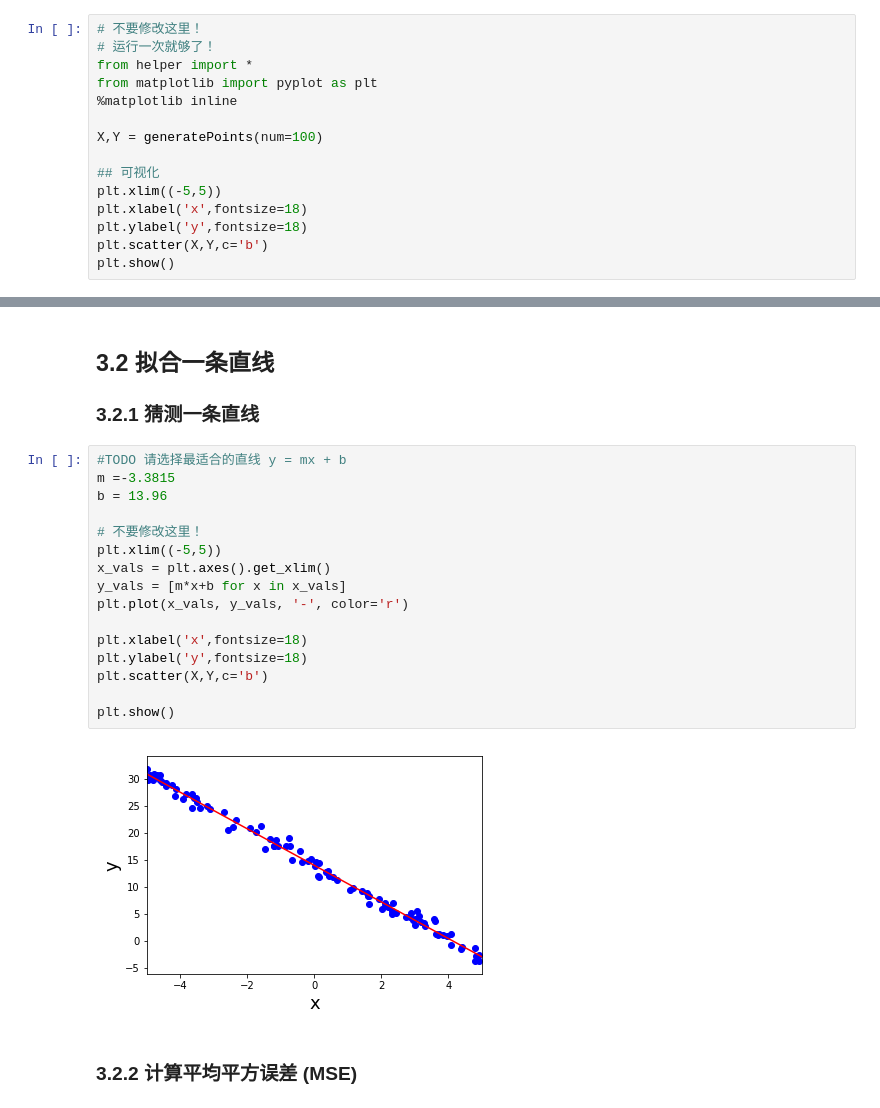
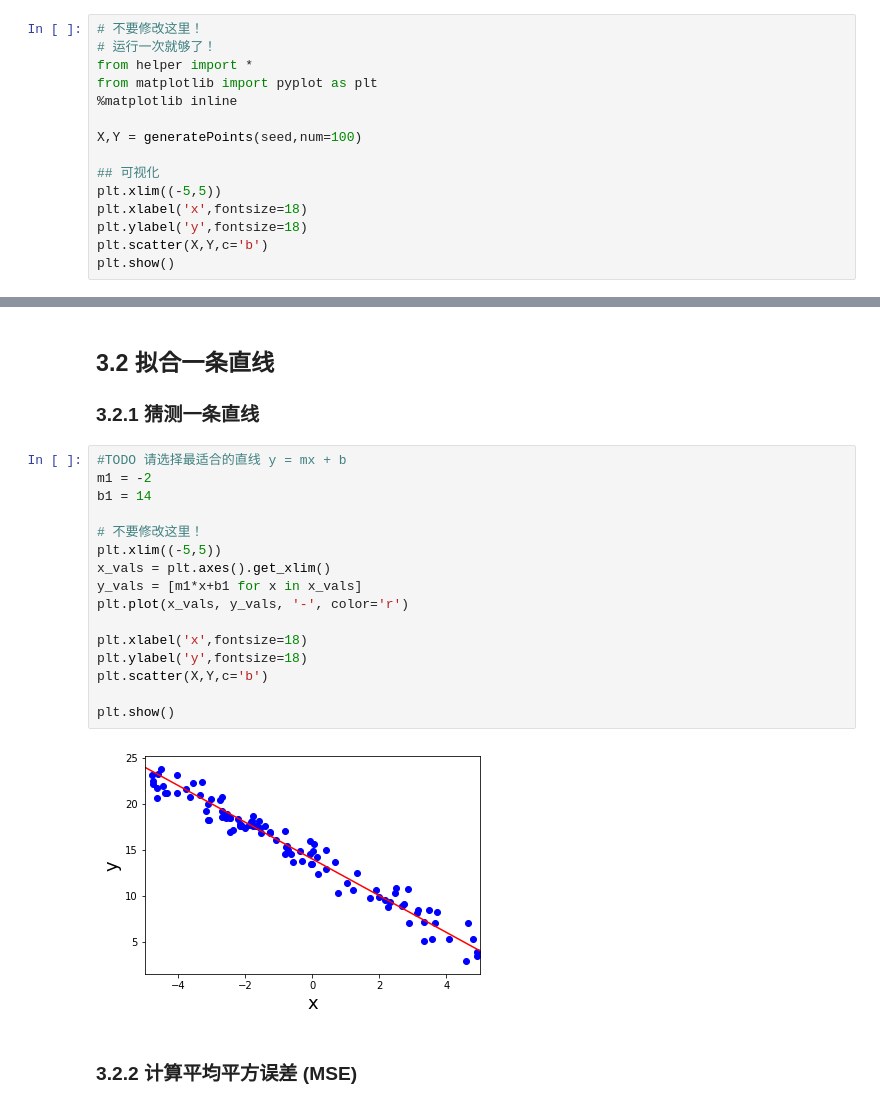
Before and after one commit to FrankFun/Project3, a Jupyter notebook: linear_regression_project.ipynb, the cells around one changed output, grey strips where cells are left out. Cells and saved outputs as stored; diff of their text form.

```diff
--- a/linear_regression_project.ipynb
+++ b/linear_regression_project.ipynb
@@ -455,7 +457,7 @@ from helper import *
 from matplotlib import pyplot as plt
 %matplotlib inline
 
-X,Y = generatePoints(num=100)
+X,Y = generatePoints(seed,num=100)
 
 ## 可视化
 plt.xlim((-5,5))
@@ -471,22 +473,22 @@ plt.show()
 ### 3.2.1 猜测一条直线
 # %%
 #TODO 请选择最适合的直线 y = mx + b
-m =-3.3815
-b = 13.96
+m1 = -2
+b1 = 14
 
 # 不要修改这里！
 plt.xlim((-5,5))
 x_vals = plt.axes().get_xlim()
-y_vals = [m*x+b for x in x_vals]
+y_vals = [m1*x+b1 for x in x_vals]
 plt.plot(x_vals, y_vals, '-', color='r')
 
 plt.xlabel('x',fontsize=18)
 plt.ylabel('y',fontsize=18)
 plt.scatter(X,Y,c='b')
 
 plt.show()
 # %% [output]
-[figure, old version]
+[figure, new version]
 # %% [markdown]
 ### 3.2.2 计算平均平方误差 (MSE)
 # %% [markdown]
```
Also changed, not shown: parts of 22 cells of this notebook, 2 other files.
